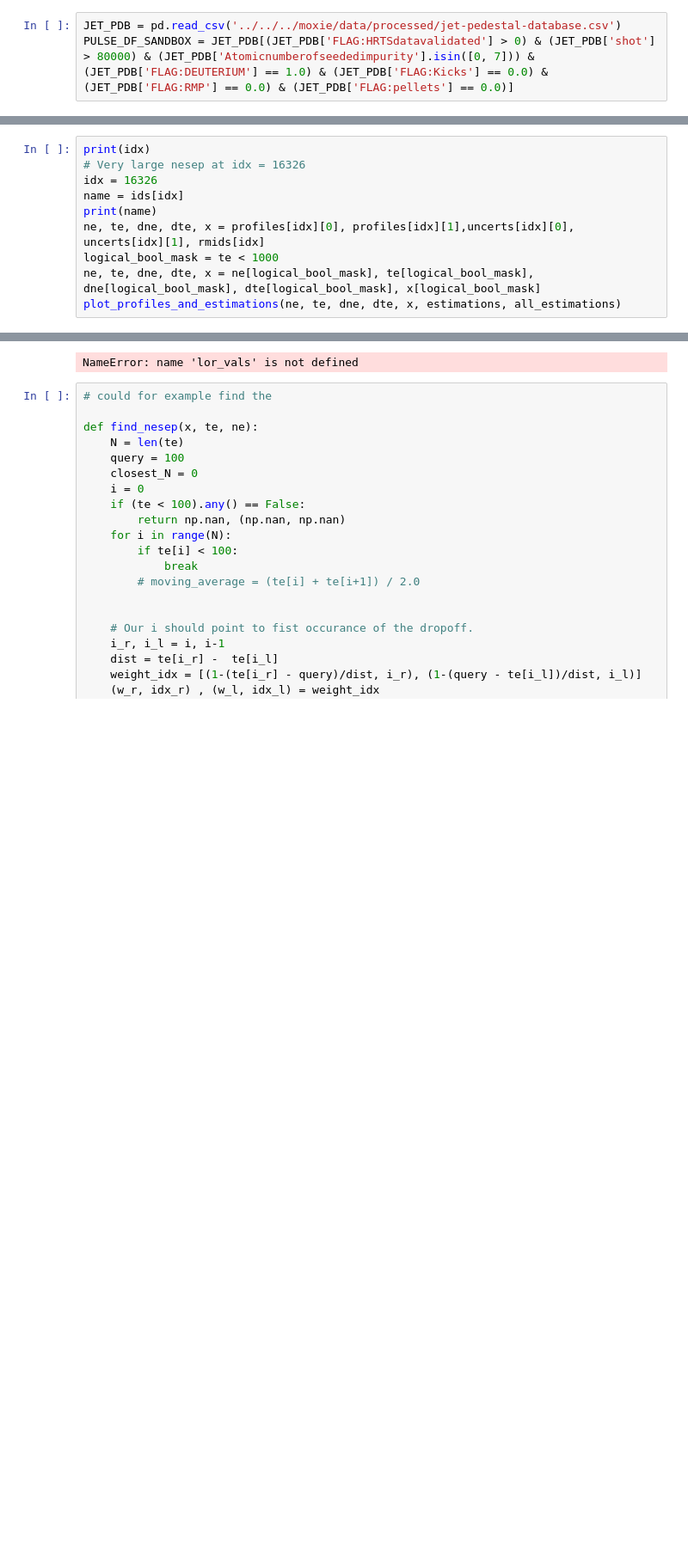
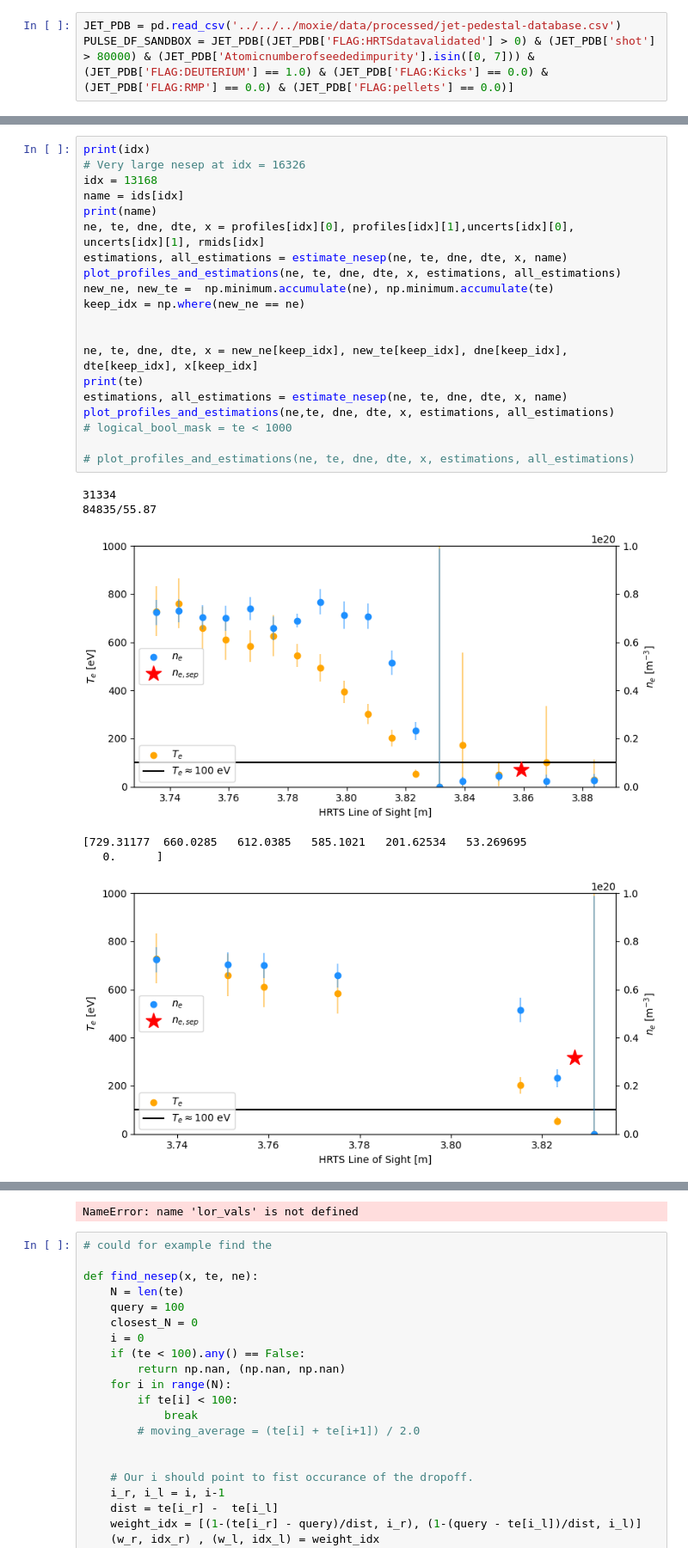
Before and after one commit to fusionby2030/moxie, a Jupyter notebook: experiments/Paper_Docs/Tesep_meditations.ipynb, the cells around one changed output, grey strips where cells are left out. Shown at 86% size. Saved outputs shown, nothing was run; the diff lists cells and outputs as text; blank space fills up the shorter version.

```diff
--- a/experiments/Paper_Docs/Tesep_meditations.ipynb
+++ b/experiments/Paper_Docs/Tesep_meditations.ipynb
@@ -94,13 +121,30 @@ plt.show()
 # %%
 print(idx)
 # Very large nesep at idx = 16326
-idx = 16326
+idx = 13168
 name = ids[idx]
 print(name)
 ne, te, dne, dte, x = profiles[idx][0], profiles[idx][1],uncerts[idx][0], uncerts[idx][1], rmids[idx]
-logical_bool_mask = te < 1000
-ne, te, dne, dte, x = ne[logical_bool_mask], te[logical_bool_mask], dne[logical_bool_mask], dte[logical_bool_mask], x[logical_bool_mask]
+estimations, all_estimations = estimate_nesep(ne, te, dne, dte, x, name)
 plot_profiles_and_estimations(ne, te, dne, dte, x, estimations, all_estimations)
+new_ne, new_te =  np.minimum.accumulate(ne), np.minimum.accumulate(te)
+keep_idx = np.where(new_ne == ne)
+
+
+ne, te, dne, dte, x = new_ne[keep_idx], new_te[keep_idx], dne[keep_idx], dte[keep_idx], x[keep_idx]
+print(te)
+estimations, all_estimations = estimate_nesep(ne, te, dne, dte, x, name)
+plot_profiles_and_estimations(ne,te, dne, dte, x, estimations, all_estimations)
+# logical_bool_mask = te < 1000
+
+# plot_profiles_and_estimations(ne, te, dne, dte, x, estimations, all_estimations)
+# %% [output]
+31334
+84835/55.87
+[figure, added]
+[729.31177  660.0285   612.0385   585.1021   201.62534   53.269695
+   0.      ]
+[figure, added]
 # %%
 def plot_profiles_and_estimations(ne, te, dne, dte, x, estimations, all_estimations):
     tesep, nesep, rsep = estimations
```
Also changed, not shown: parts of 7 cells of this notebook, 2 other files.
